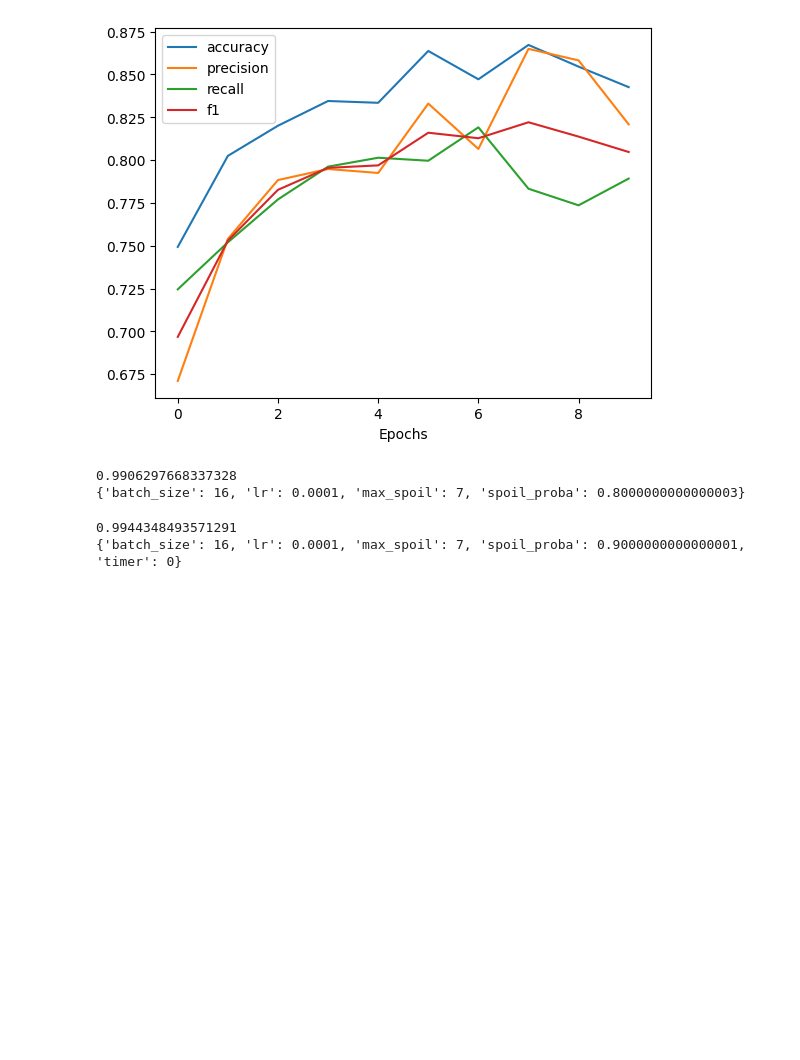
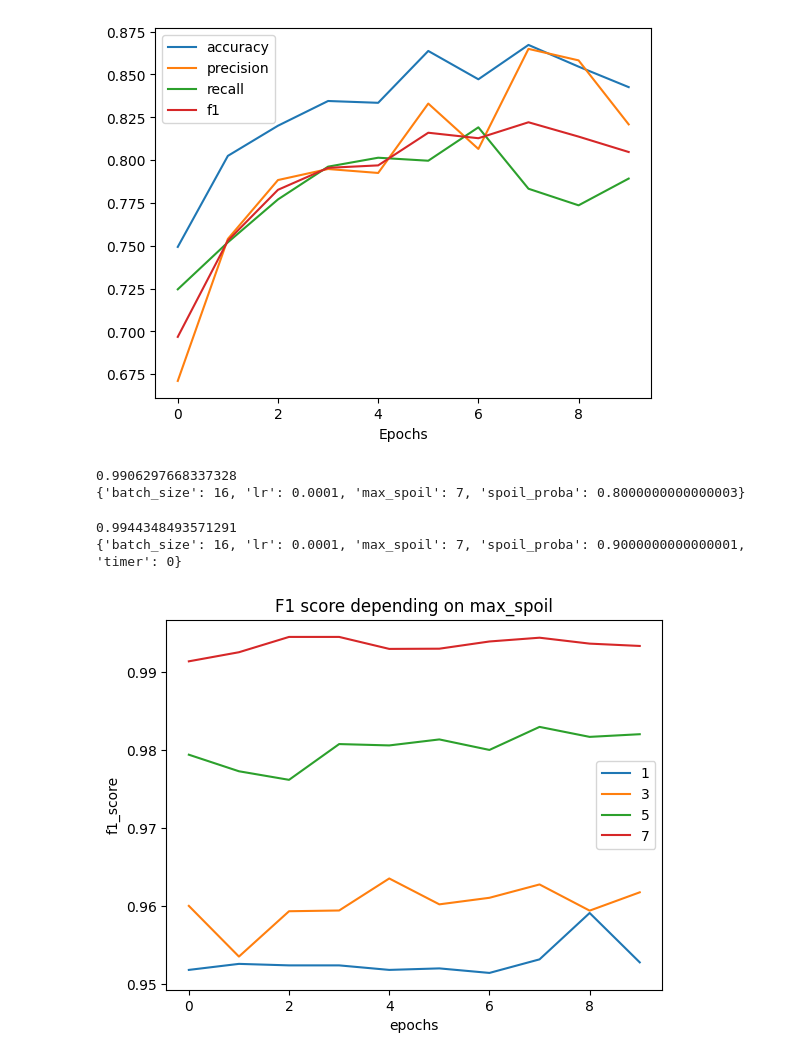
Before and after one commit to smartydan/project_copy, a Jupyter notebook: bert_analyze.ipynb, the cells around one changed output. Saved outputs shown, nothing was run; the diff lists cells and outputs as text; code cells hidden in the pictures; blank space fills up the shorter version.

```diff
--- a/bert_analyze.ipynb
+++ b/bert_analyze.ipynb
@@ -106,3 +98,33 @@ analyze(res_cl);
 # %% [output]
 0.9944348493571291
 {'batch_size': 16, 'lr': 0.0001, 'max_spoil': 7, 'spoil_proba': 0.9000000000000001, 'timer': 0}
+# %%
+def get_data(param):
+    pt = dict()
+    for data in res_cl.values():
+        f1 = data['test_metrics']['f1']
+        mx_spoil = data['params'][param]
+        if not mx_spoil in pt:
+            pt[mx_spoil] = f1
+        for i in range(len(pt[mx_spoil])):
+            pt[mx_spoil][i] = max(pt[mx_spoil][i], f1[i])
+    return pt
+# %%
+def get_fmt(val):
+    if isinstance(val, float):
+        return f'{val:.6f}'
+    return val
+# %%
+def plt_data(data, param):
+    plt.title(f"F1 score depending on {param}")
+    for val in data:
+        plt.plot(data[val], label=get_fmt(val))
+
+    plt.xlabel("epochs")
+    plt.ylabel("f1_score")
+    plt.legend()
+# %%
+mx_spoil = get_data("max_spoil")
+plt_data(mx_spoil, "max_spoil")
+# %% [output]
+[figure, added]
```
Also changed, not shown: parts of 4 cells of this notebook.
